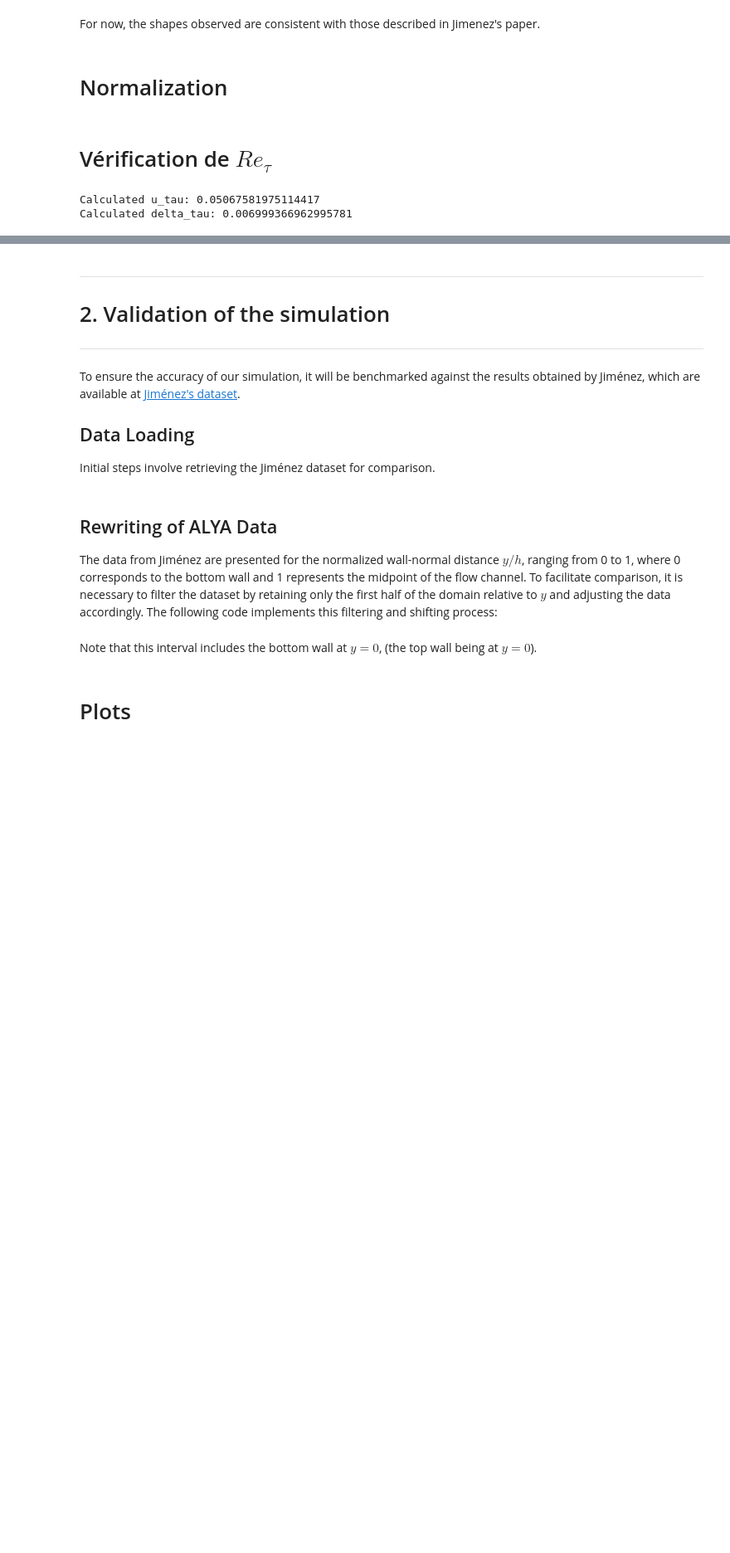
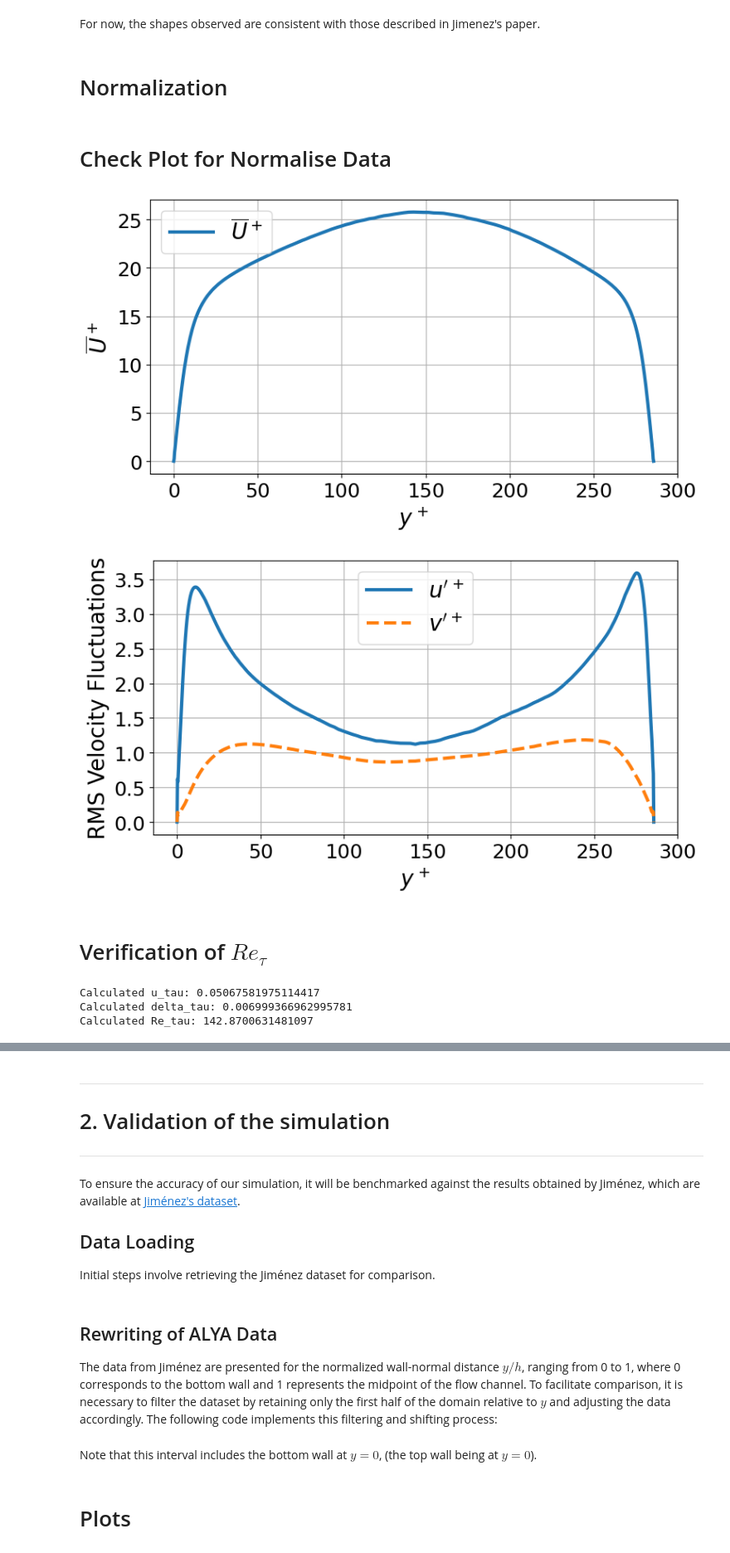
Before and after one commit to corentinprados/Q_event_DRL_control, a Jupyter notebook: ALYA/ALYA_small_load_post_processing.ipynb, the cells around one changed output, grey strips where cells are left out. Shown at 83% size. Saved outputs shown, nothing was run; the diff lists cells and outputs as text; code cells hidden in the pictures; blank space fills up the shorter version.

```diff
--- a/ALYA/ALYA_small_load_post_processing.ipynb
+++ b/ALYA/ALYA_small_load_post_processing.ipynb
@@ -37,10 +37,10 @@ Libraries imported successfully.
 # %% [markdown]
 # Loading Averaged Velocities
 # %%
-def load_data_and_give_average_velocity(directory):
+def load_data_and_give_average_velocity(directory, file_name):
 
     # Parse the PVD file to extract mappings of timesteps to their corresponding PVTU files
-    pvd_path = os.path.join(directory, 'channel_after_transient.pvd') # Not the full simulation, only the points after the transition state
+    pvd_path = os.path.join(directory, file_name) # Not the full simulation, only the points after the transition state
     tree = ET.parse(pvd_path)
     root = tree.getroot()
     file_list = [
@@ -99,17 +99,18 @@ def load_data_and_give_average_velocity(directory):
 
 # Last directory
 directory_path = Path('/Users/corentinprados/Documents/Stage_M2/testALYA.nosync/Last_long_run_22_06/vtk')
+file_name = 'channel_after_transient.pvd'
 
 # Small
 #directory_path = Path('/Users/corentinprados/Documents/Stage_M2/Q_event_DRL_control/ALYA/longer_run_vtk')
 
-mean_velocities = load_data_and_give_average_velocity(directory_path)
+mean_velocities = load_data_and_give_average_velocity(directory_path, file_name)
 # %% [output]
 Total data sets processed: 212
 # %% [markdown]
 # Loading RMS Velocities
 # %%
-def load_data_and_give_RMS_velocity(directory, mean_velocities):
+def load_data_and_give_RMS_velocity(directory, file_name, mean_velocities):
     """
     This function loads PVTU files listed in a PVD file located in the given directory,
     calculates the RMS velocity components (u', v', w') across all timesteps,
@@ -124,7 +125,7 @@ def load_data_and_give_RMS_velocity(directory, mean_velocities):
     """
 
     # Parse the PVD file to extract mappings of timesteps to their corresponding PVTU files
-    pvd_path = os.path.join(directory, 'channel_after_transient.pvd') # Not the full simulation, only the points after the transition state
+    pvd_path = os.path.join(directory, file_name) # Not the full simulation, only the points after the transition state
     tree = ET.parse(pvd_path)
     root = tree.getroot()
 
@@ -311,3 +312,5 @@ def normalize_data(mean_velocities, rms_velocities, nu):
     rms_velocities_normalized.set_index('y', inplace=True)
 
     return mean_velocities_normalized, rms_velocities_normalized, u_tau, delta_tau
+# %% [markdown]
+# Check Plot for Normalise Data
@@ -314,8 +349,73 @@ def normalize_data(mean_velocities, rms_velocities, nu):
+# %%
+import os
+import matplotlib.pyplot as plt
+
+def plot_velocity_normalize_profiles(mean_velocities, rms_velocities):
+    """
+    Plots the normalized mean and RMS velocity profiles and saves the plots as images in the specified folder.
+
+    Parameters:
+    - mean_velocities (DataFrame): DataFrame containing the normalized mean velocities (U_bar, V_bar, W_bar) indexed by y-coordinate.
+    - rms_velocities (DataFrame): DataFrame containing the normalized RMS velocities (u_prime, v_prime, w_prime) indexed by y-coordinate.
+    """
+    # Create the directory if it doesn't exist
+    output_dir = 'Plots_for_the_report'
+    os.makedirs(output_dir, exist_ok=True)
+
+    # Common settings for LaTeX-compatible plots
+    fig_width = 8  # inches, can be adjusted to fit \textwidth or \columnwidth
+    fig_height = 4.5  # inches
+    font_size = 20 # points, increased for better readability
+    label_size = 20  # points, increased for better readability
+    tick_size = 18  # points, for axis tick labels
+    line_width = 3  # points, increased line thickness
+
+    # Plot U_bar
+    plt.figure(figsize=(fig_width, fig_height))
+    plt.plot(mean_velocities.index, mean_velocities['U_bar'], label='$\overline{U}^+$', linestyle='-', linewidth=line_width)
+    plt.xlabel('$y^+$', fontsize=label_size)
+    plt.ylabel('$\overline{U}^+$', fontsize=label_size)
+    plt.xticks(fontsize=tick_size)
+    plt.yticks(fontsize=tick_size)
+    plt.legend(fontsize=font_size)
+    plt.grid(True)
+    plt.tight_layout()
+    plt.savefig(os.path.join(output_dir, 'mean_velocity_profile.png'))
+    plt.show()
+
+    # Plot u_prime and v_prime together
+    plt.figure(figsize=(fig_width, fig_height))
+    plt.plot(rms_velocities.index, rms_velocities['u_prime'], label='$u\'^+$', linestyle='-', linewidth=line_width)
+    plt.plot(rms_velocities.index, rms_velocities['v_prime'], label='$v\'^+$', linestyle='--', linewidth=line_width)
+    plt.xlabel('$y^+$', fontsize=label_size)
+    plt.ylabel('RMS Velocity Fluctuations', fontsize=label_size)
+    plt.xticks(fontsize=tick_size)
+    plt.yticks(fontsize=tick_size)
+    plt.legend(fontsize=font_size)
+    plt.grid(True)
+    plt.tight_layout()
+    plt.savefig(os.path.join(output_dir, 'rms_velocity_fluctuation_profiles.png'))
+    plt.show()
+
+# Example usage:
+# Assuming you have mean_velocities_normalized and rms_velocities_normalized already defined
+plot_velocity_normalize_profiles(mean_velocities_normalized, rms_velocities_normalized)
+# %% [output]
+[figure, added]
+[figure, added]
 # %% [markdown]
-# Vérification de $Re_\tau$
+# Verification of $Re_\tau$
 # %%
+# Normalisation
+
 nu = 0.0003546986585888876
 mean_velocities_normalized, rms_velocities_normalized, u_tau, delta_tau = normalize_data(mean_velocities, rms_velocities, nu)
+
+# Re_tau
+h = 1
+Re_tau = u_tau/nu*h
+print(f"Calculated Re_tau: {Re_tau}")
 # %% [output]
 Calculated u_tau: 0.05067581975114417
 Calculated delta_tau: 0.006999366962995781
+Calculated Re_tau: 142.8700631481097
```
Also changed, not shown: parts of 43 cells of this notebook, 20 other files.
